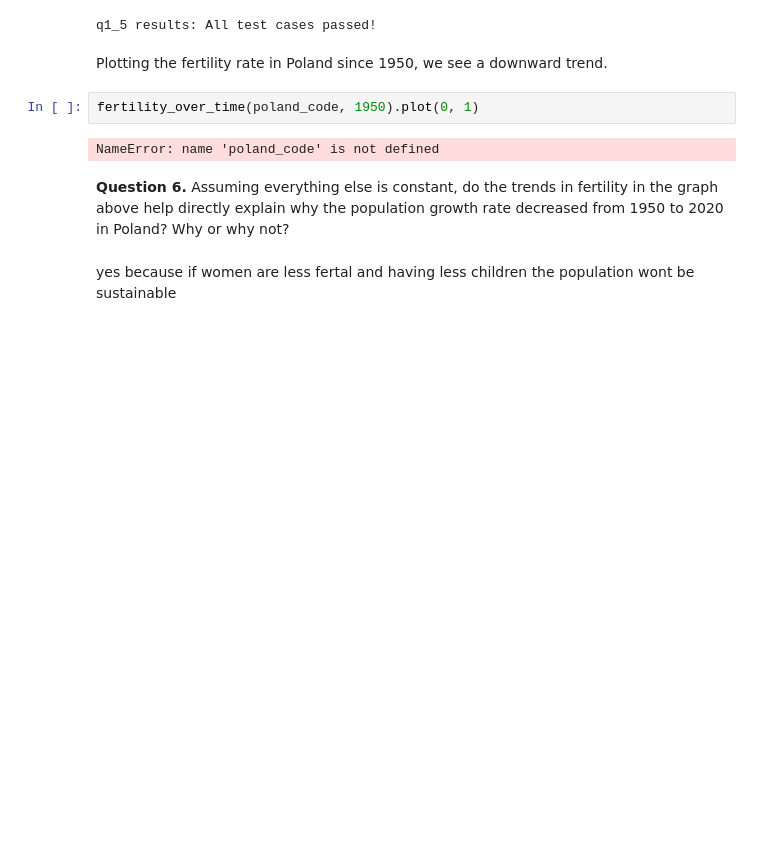
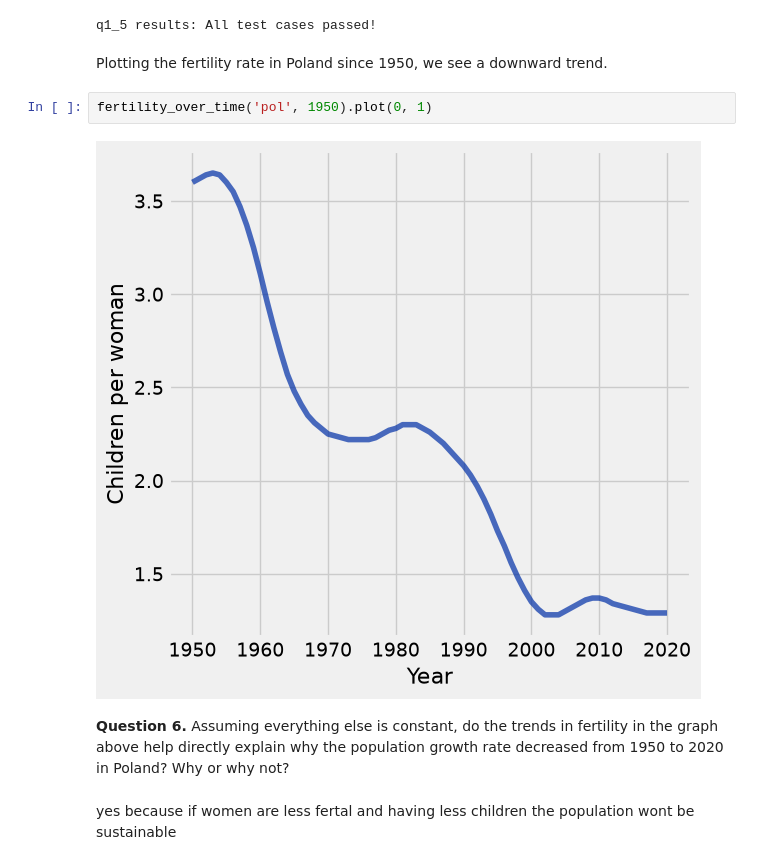
Before and after one commit to Ilawrenc08/Intro-to-Data-Analytics, a Jupyter notebook: Project 1/project1.ipynb, the cells around one changed output. Cells and saved outputs as stored; diff of their text form; blank space fills up the shorter version.

```diff
--- a/Project 1/project1.ipynb
+++ b/Project 1/project1.ipynb
@@ -266,9 +266,9 @@ q1_5 results: All test cases passed!
 # %% [markdown]
 Plotting the fertility rate in Poland since 1950, we see a downward trend.
 # %%
-fertility_over_time(poland_code, 1950).plot(0, 1)
+fertility_over_time('pol', 1950).plot(0, 1)
 # %% [output]
-NameError: name 'poland_code' is not defined
+[figure, added]
 # %% [markdown]
 <!-- BEGIN QUESTION -->
 
```
Also changed, not shown: parts of 19 cells of this notebook, 1 other file.
